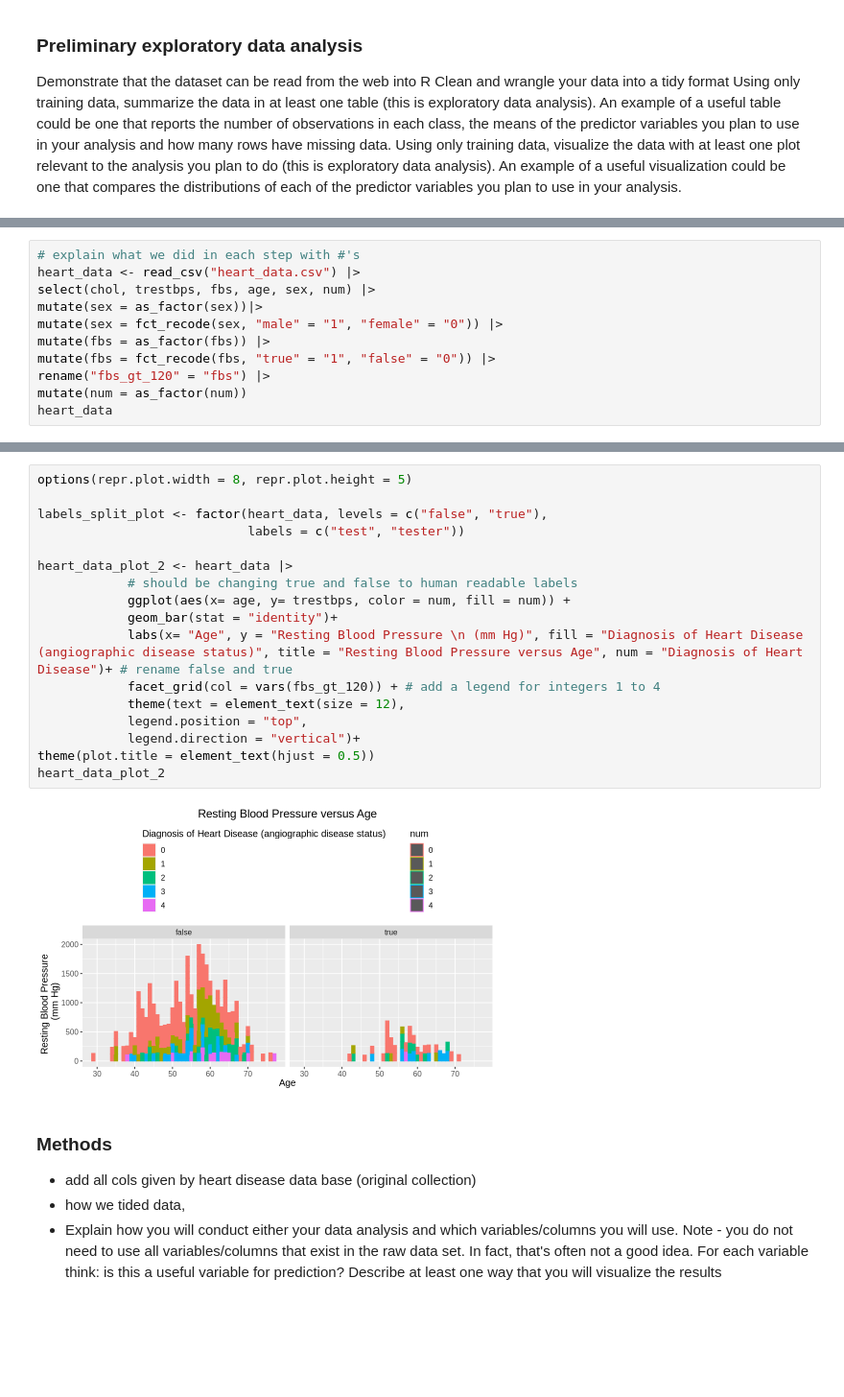
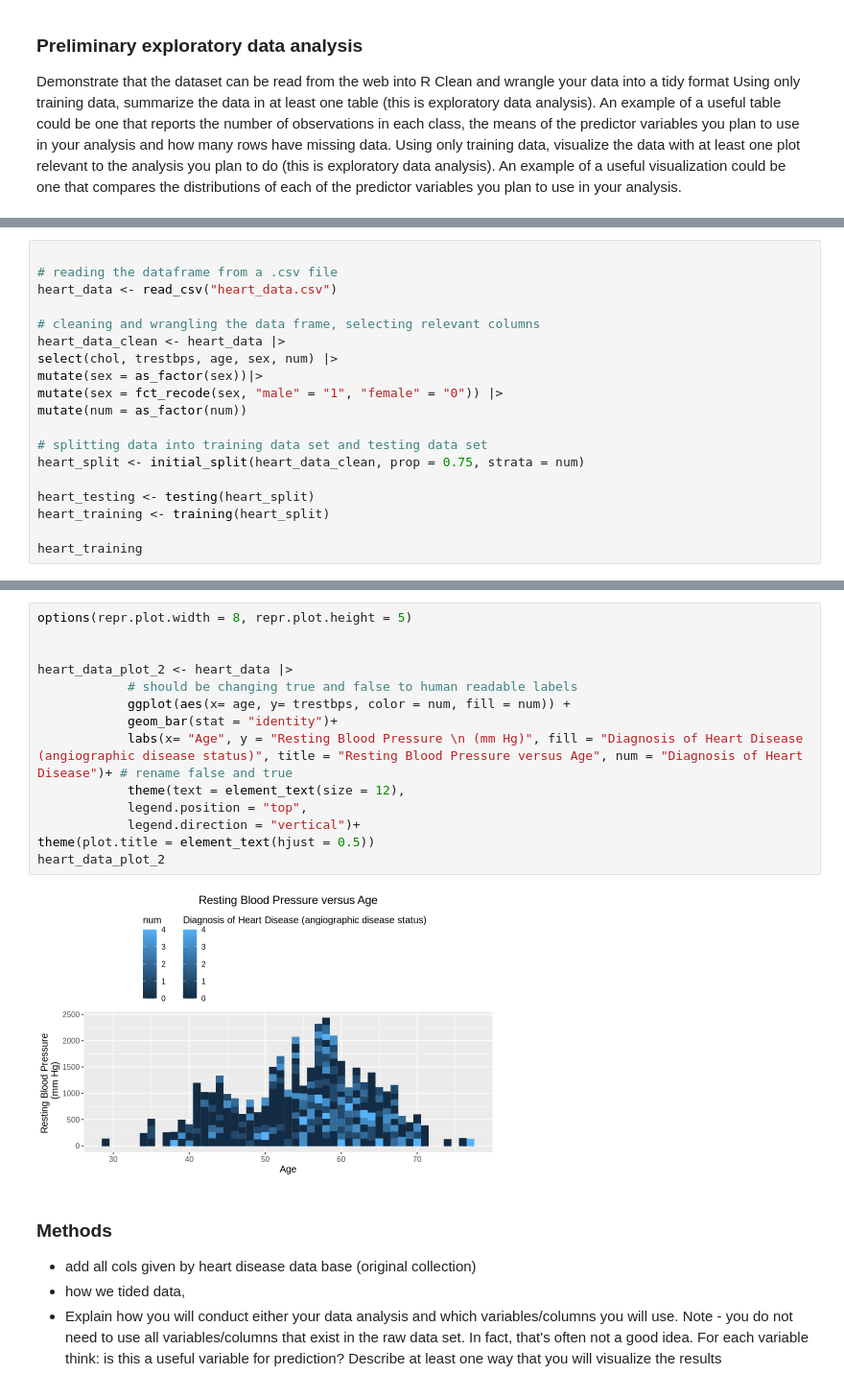
Before and after one commit to cchan70/dsci-100-project-17, a Jupyter notebook: Proposal.ipynb, the cells around one changed output, grey strips where cells are left out. Shown at 96% size. Cells and saved outputs as stored; diff of their text form; blank space fills up the shorter version.

Commit message:
-fbs
I removed all codes including 'fbs' in the wrangling cell. Idk what happened to the histogram color distribution tho

```diff
--- a/Proposal.ipynb
+++ b/Proposal.ipynb
@@ -21,16 +22,24 @@ library(dplyr)
 library(RColorBrewer)
 options(repr.matrix.max.rows = 6)
 # %%
-# explain what we did in each step with #'s
-heart_data <- read_csv("heart_data.csv") |>
-select(chol, trestbps, fbs, age, sex, num) |>
+
+# reading the dataframe from a .csv file
+heart_data <- read_csv("heart_data.csv")
+
+# cleaning and wrangling the data frame, selecting relevant columns
+heart_data_clean <- heart_data |>
+select(chol, trestbps, age, sex, num) |>
 mutate(sex = as_factor(sex))|>
 mutate(sex = fct_recode(sex, "male" = "1", "female" = "0")) |>
-mutate(fbs = as_factor(fbs)) |>
-mutate(fbs = fct_recode(fbs, "true" = "1", "false" = "0")) |>
-rename("fbs_gt_120" = "fbs") |>
 mutate(num = as_factor(num))
-heart_data
+
+# splitting data into training data set and testing data set
+heart_split <- initial_split(heart_data_clean, prop = 0.75, strata = num)
+
+heart_testing <- testing(heart_split)
+heart_training <- training(heart_split)
+
+heart_training
 # %% [output]
 Rows: 303 Columns: 14
 ── Column specification ────────────────────────────────────────────────────────
@@ -52,22 +61,19 @@ A tibble: 303 × 6
 # %%
 options(repr.plot.width = 8, repr.plot.height = 5)
 
-labels_split_plot <- factor(heart_data, levels = c("false", "true"),
-                            labels = c("test", "tester"))
 
 heart_data_plot_2 <- heart_data |>
             # should be changing true and false to human readable labels
             ggplot(aes(x= age, y= trestbps, color = num, fill = num)) +
             geom_bar(stat = "identity")+
             labs(x= "Age", y = "Resting Blood Pressure \n (mm Hg)", fill = "Diagnosis of Heart Disease (angiographic disease status)", title = "Resting Blood Pressure versus Age", num = "Diagnosis of Heart Disease")+ # rename false and true
-            facet_grid(col = vars(fbs_gt_120)) + # add a legend for integers 1 to 4
             theme(text = element_text(size = 12),
             legend.position = "top",
             legend.direction = "vertical")+
 theme(plot.title = element_text(hjust = 0.5))
 heart_data_plot_2
 # %% [output]
-[figure, old version]
+[figure, new version]
 # %% [markdown]
 
 ### Methods ###
```
Also changed, not shown: parts of 2 cells of this notebook.
